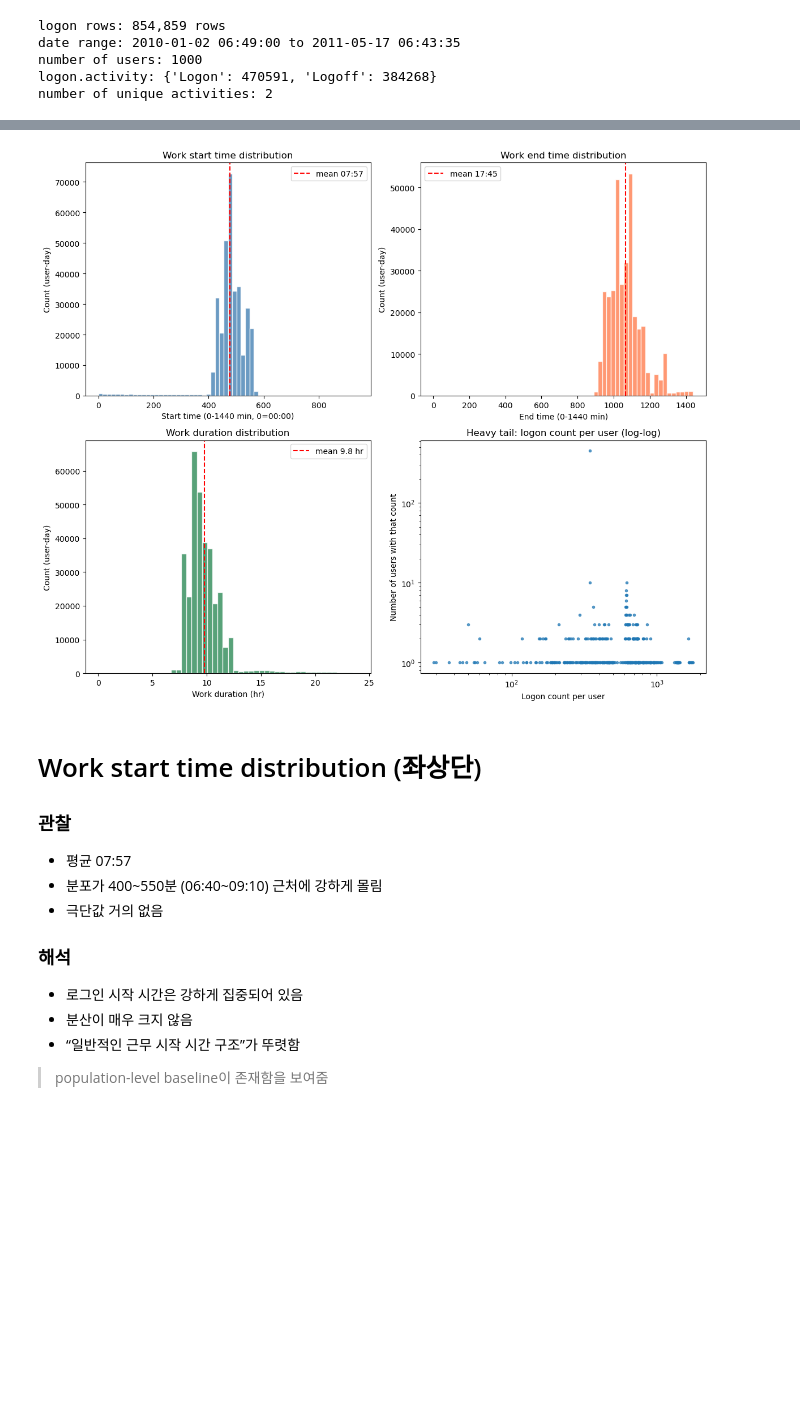
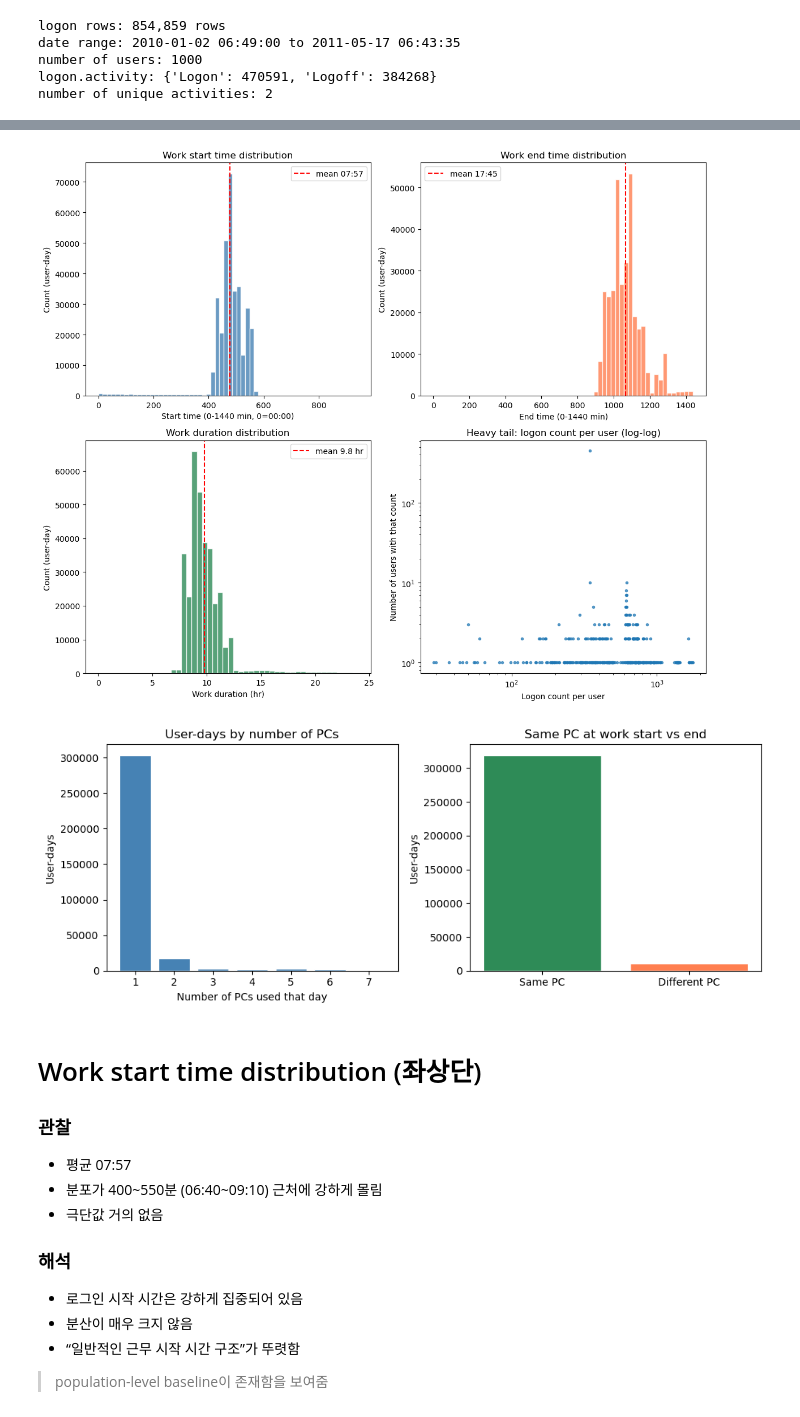
Before and after one commit to hekoh99/insider-threat-analysis, a Jupyter notebook: structual_scan_logon.ipynb, the cells around one changed output, grey strips where cells are left out. Cells and saved outputs as stored; diff of their text form; code cells hidden in the pictures; blank space fills up the shorter version.

```diff
--- a/structual_scan_logon.ipynb
+++ b/structual_scan_logon.ipynb
@@ -63,17 +63,22 @@ logon_events["time_min"] = logon_events["date"].dt.hour * 60 + logon_events["dat
 # First Logon per (user, day) = work start time
 logon_only = logon_events[logon_events["activity"].str.contains("Logon", case=False, na=False)]
 first_logon = logon_only.sort_values("date").groupby(["user", "date_only"]).first().reset_index()
-first_logon = first_logon.rename(columns={"time_min": "start_time_min"})[["user", "date_only", "start_time_min"]]
+first_logon = first_logon.rename(columns={"time_min": "start_time_min", "pc": "start_pc"})[["user", "date_only", "start_time_min", "start_pc"]]
 
 # Last Logoff per (user, day) = work end time
 logoff_only = logon_events[logon_events["activity"].str.contains("Logoff", case=False, na=False)]
 last_logoff = logoff_only.sort_values("date").groupby(["user", "date_only"]).last().reset_index()
-last_logoff = last_logoff.rename(columns={"time_min": "end_time_min"})[["user", "date_only", "end_time_min"]]
+last_logoff = last_logoff.rename(columns={"time_min": "end_time_min", "pc": "end_pc"})[["user", "date_only", "end_time_min", "end_pc"]]
 
 # Duration only for days with both start and end; if end < start, add 24h (cross-midnight)
 daily = first_logon.merge(last_logoff, on=["user", "date_only"], how="inner")
 daily["duration_min"] = daily["end_time_min"] - daily["start_time_min"]
 daily.loc[daily["duration_min"] < 0, "duration_min"] += 24 * 60
+
+# PC usage per user-day: how many distinct PCs used that day
+pcs_per_user_day = logon_events.groupby(["user", "date_only"])["pc"].nunique().reset_index(name="n_pcs")
+daily = daily.merge(pcs_per_user_day, on=["user", "date_only"], how="left")
+daily["same_pc_start_end"] = daily["start_pc"] == daily["end_pc"]
 
 def min_to_clock(m):
     """Convert minutes (0-1440) to 'HH:MM' clock string."""
@@ -102,6 +107,25 @@ print(f"  Mean work duration: {mean_duration_min:.1f} min (~{mean_duration_min/6
 print(f"  Std of work duration: {std_duration_min:.1f} min (~{std_duration_min/60:.2f} hr)")
 print()
 print(f"  (Based on {len(daily):,} user-days with both first Logon and last Logoff)")
+print()
+print("  [ PC usage per user-day ]")
+print(f"  User-days with exactly 1 PC:  {(daily['n_pcs'] == 1).sum():,} ({(daily['n_pcs'] == 1).mean() * 100:.1f}%)")
+print(f"  User-days with 2+ PCs:        {(daily['n_pcs'] >= 2).sum():,} ({(daily['n_pcs'] >= 2).mean() * 100:.1f}%)")
+print(f"  User-days with 3+ PCs:        {(daily['n_pcs'] >= 3).sum():,}")
+print(f"  Same PC at start and end:     {daily['same_pc_start_end'].sum():,} ({daily['same_pc_start_end'].mean() * 100:.1f}%)")
+# Per-PC duration on each user-day (for 2+ PC days: how time is split)
+first_per_pc = logon_only.sort_values("date").groupby(["user", "date_only", "pc"]).first().reset_index()[["user", "date_only", "pc", "time_min"]].rename(columns={"time_min": "start_min"})
+last_per_pc = logoff_only.sort_values("date").groupby(["user", "date_only", "pc"]).last().reset_index()[["user", "date_only", "pc", "time_min"]].rename(columns={"time_min": "end_min"})
+duration_per_pc = first_per_pc.merge(last_per_pc, on=["user", "date_only", "pc"], how="inner")
+duration_per_pc["duration_min"] = duration_per_pc["end_min"] - duration_per_pc["start_min"]
+duration_per_pc.loc[duration_per_pc["duration_min"] < 0, "duration_min"] += 24 * 60
+n_pcs_per_ud = duration_per_pc.groupby(["user", "date_only"]).size()
+multi_pc_days = n_pcs_per_ud[n_pcs_per_ud >= 2].index
+if len(multi_pc_days) > 0:
+    d2 = duration_per_pc.set_index(["user", "date_only"]).loc[multi_pc_days].reset_index()
+    primary = d2.groupby(["user", "date_only"])["duration_min"].max()
+    total = d2.groupby(["user", "date_only"])["duration_min"].sum()
+    print(f"  On user-days with 2+ PCs: mean time on most-used PC = {primary.mean() / 60:.1f} hr, mean total time (all PCs) = {total.mean() / 60:.1f} hr")
 # %% [output]
 === 1. Work clock time vs work duration ===
 
@@ -136,33 +167,50 @@ ax = axes[0, 1]
 ax.hist(last_logoff["end_time_min"], bins=60, color="coral", edgecolor="white", alpha=0.8)
 ax.axvline(mean_end_min, color="red", linestyle="--", label=f"mean {min_to_clock(mean_end_min)}")
 ax.set_xlabel("End time (0-1440 min)")
 ax.set_ylabel("Count (user-day)")
 ax.set_title("Work end time distribution")
 ax.legend()
 
 # 3. Work duration distribution
 ax = axes[1, 0]
 ax.hist(daily["duration_min"] / 60, bins=50, color="seagreen", edgecolor="white", alpha=0.8)
 ax.axvline(mean_duration_min / 60, color="red", linestyle="--", label=f"mean {mean_duration_min/60:.1f} hr")
 ax.set_xlabel("Work duration (hr)")
 ax.set_ylabel("Count (user-day)")
 ax.set_title("Work duration distribution")
 ax.legend()
 
 # 4. Heavy tail: logon count per user (log scale)
 logon_per_user = logon_only.groupby("user").size()
 counts = logon_per_user.value_counts().sort_index()
 counts = counts[counts.index > 0]
 ax = axes[1, 1]
 ax.loglog(counts.index, counts.values, "o", markersize=3, alpha=0.7)
 ax.set_xlabel("Logon count per user")
 ax.set_ylabel("Number of users with that count")
 ax.set_title("Heavy tail: logon count per user (log-log)")
 
 plt.tight_layout()
 plt.show()
+
+# PC usage: user-days by number of PCs, and same vs different PC at start/end
+fig2, axes2 = plt.subplots(1, 2, figsize=(10, 4))
+# Left: distribution of n_pcs per user-day (1, 2, 3, ...)
+n_pcs_counts = daily["n_pcs"].value_counts().sort_index()
+axes2[0].bar(n_pcs_counts.index.astype(str), n_pcs_counts.values, color="steelblue", edgecolor="white")
+axes2[0].set_xlabel("Number of PCs used that day")
+axes2[0].set_ylabel("User-days")
+axes2[0].set_title("User-days by number of PCs")
+# Right: same PC at start and end vs different
+same_pc_counts = daily["same_pc_start_end"].value_counts()
+axes2[1].bar(["Same PC", "Different PC"], [same_pc_counts.get(True, 0), same_pc_counts.get(False, 0)], color=["seagreen", "coral"], edgecolor="white")
+axes2[1].set_ylabel("User-days")
+axes2[1].set_title("Same PC at work start vs end")
+plt.tight_layout()
+plt.show()
 # %% [output]
 [figure]
+[figure, added]
 # %% [markdown]
 # Work start time distribution (좌상단)
 
```
Also changed, not shown: parts of 9 cells of this notebook, 1 other file.
